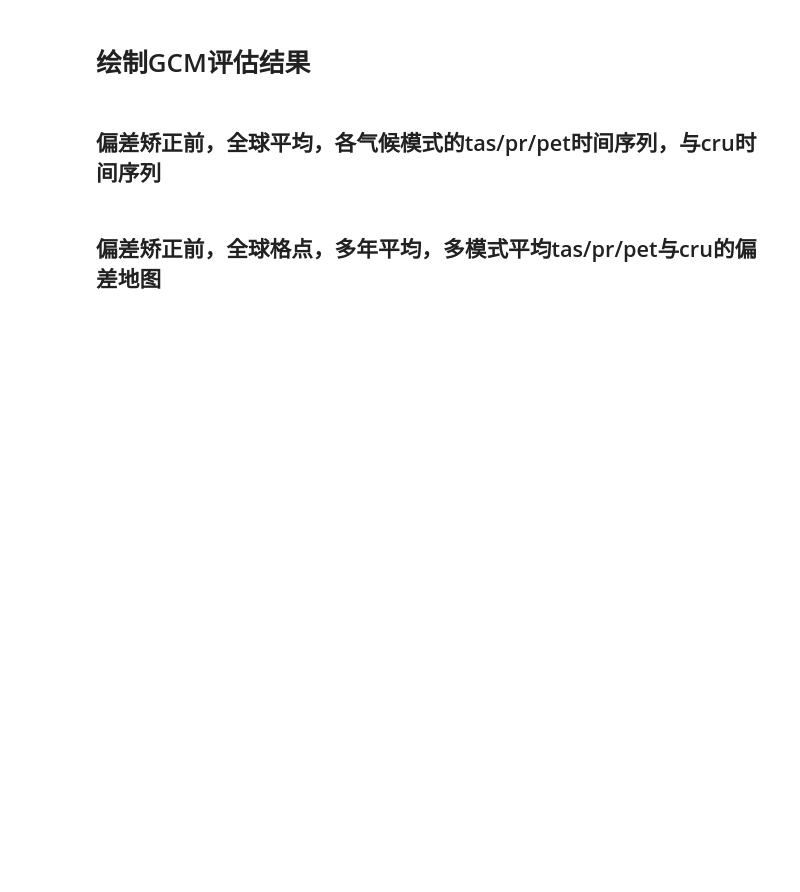
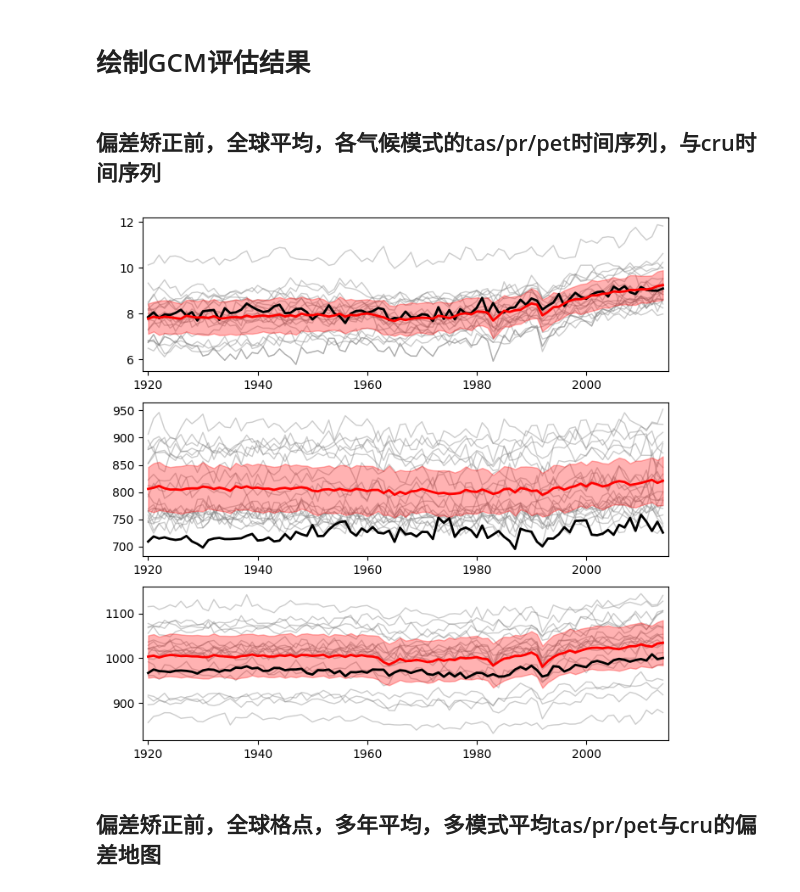
Before and after one commit to ZhongruiNing/FNRD, a Jupyter notebook: plot.ipynb, the cells around one changed output. Saved outputs shown, nothing was run; the diff lists cells and outputs as text; code cells hidden in the pictures; blank space fills up the shorter version.

```diff
--- a/plot.ipynb
+++ b/plot.ipynb
@@ -10,5 +27,53 @@ from pygam import LinearGAM, s
 # 绘制GCM评估结果
 # %% [markdown]
 ## 偏差矫正前，全球平均，各气候模式的tas/pr/pet时间序列，与cru时间序列
+# %%
+# 读取cru数据
+all_cru_series = pd.read_csv("../data/global_mean_series/cru/cru_global_mean_series.txt", sep='\t', parse_dates=['Time'], index_col='Time')
+cru_series = all_cru_series.resample('YS').sum()
+cru_series = cru_series['1920-01-01' : '2014-12-31']
+
+# 读取gcm数据
+pr_gcm  = pd.read_csv("../data/global_mean_series/gcm_ds/pr/pr_historical_global_mean_series.txt", sep='\t', parse_dates=['Time'], index_col='Time').resample('YS').sum(min_count=1)
+tas_gcm = pd.read_csv("../data/global_mean_series/gcm_ds/tas/tas_historical_global_mean_series.txt", sep='\t', parse_dates=['Time'], index_col='Time').resample('YS').mean()
+pet_gcm = pd.read_csv("../data/global_mean_series/gcm_ds/pet/pet_historical_global_mean_series.txt", sep='\t', parse_dates=['Time'], index_col='Time').resample('YS').sum(min_count=1)
+pet_gcm = pet_gcm.drop(columns=['MPI_ESM1_2_HR', 'MPI_ESM1_2_LR'])
+
+pr_gcm  = pr_gcm['1920-01-01' : '2014-12-31']
+tas_gcm = tas_gcm['1920-01-01' : '2014-12-31']
+pet_gcm = pet_gcm['1920-01-01' : '2014-12-31']
+
+pr_gcm_mean  = pr_gcm.mean(axis=1)
+tas_gcm_mean = tas_gcm.mean(axis=1)
+pet_gcm_mean = pet_gcm.mean(axis=1)
+pr_gcm_std   = pr_gcm.std(axis=1)
+tas_gcm_std  = tas_gcm.std(axis=1)
+pet_gcm_std  = pet_gcm.std(axis=1)
+
+scale_range = 0.7
+
+fig, ax = plt.subplots(3, 1, figsize=(8, 8))
+
+ax[0].plot(cru_series.index.year, cru_series['tas'] / 12, color='black', label='CRU', linewidth=2)
+ax[0].plot(tas_gcm_mean.index.year, tas_gcm_mean, color='red', label='GCM Mean', linewidth=2)
+ax[0].plot(tas_gcm.index.year, tas_gcm.values, color='gray', linewidth=1, alpha=0.4, zorder=0)
+ax[0].fill_between(tas_gcm_mean.index.year, tas_gcm_mean - scale_range * tas_gcm_std, tas_gcm_mean + scale_range * tas_gcm_std, color='red', alpha=0.3, label='GCM Std Dev')
+ax[0].set_xlim(1919, 2015)
+
+ax[1].plot(cru_series.index.year, cru_series['pr'], color='black', label='CRU', linewidth=2)
+ax[1].plot(pr_gcm_mean.index.year, pr_gcm_mean, color='red', label='GCM Mean', linewidth=2)
+ax[1].plot(pr_gcm.index.year, pr_gcm.values, color='gray', linewidth=1, alpha=0.4, zorder=0)
+ax[1].fill_between(pr_gcm_mean.index.year, pr_gcm_mean - scale_range * pr_gcm_std, pr_gcm_mean + scale_range * pr_gcm_std, color='red', alpha=0.3, label='GCM Std Dev')
+ax[1].set_xlim(1919, 2015)
+
+ax[2].plot(cru_series.index.year, cru_series['pet'], color='black', label='CRU', linewidth=2)
+ax[2].plot(pet_gcm_mean.index.year, pet_gcm_mean, color='red', label='GCM Mean', linewidth=2)
+ax[2].plot(pet_gcm.index.year, pet_gcm.values, color='gray', linewidth=1, alpha=0.4, zorder=0)
+ax[2].fill_between(pet_gcm_mean.index.year, pet_gcm_mean - scale_range * pet_gcm_std, pet_gcm_mean + scale_range * pet_gcm_std, color='red', alpha=0.3, label='GCM Std Dev')
+ax[2].set_xlim(1919, 2015)
+
+plt.savefig("../images/gcm_assessment_bc/global_historical_mean_series_ds.pdf")
+# %% [output]
+[figure, added]
 # %% [markdown]
 ## 偏差矫正前，全球格点，多年平均，多模式平均tas/pr/pet与cru的偏差地图
```
Also changed, not shown: parts of 10 cells of this notebook, 2 other files.
